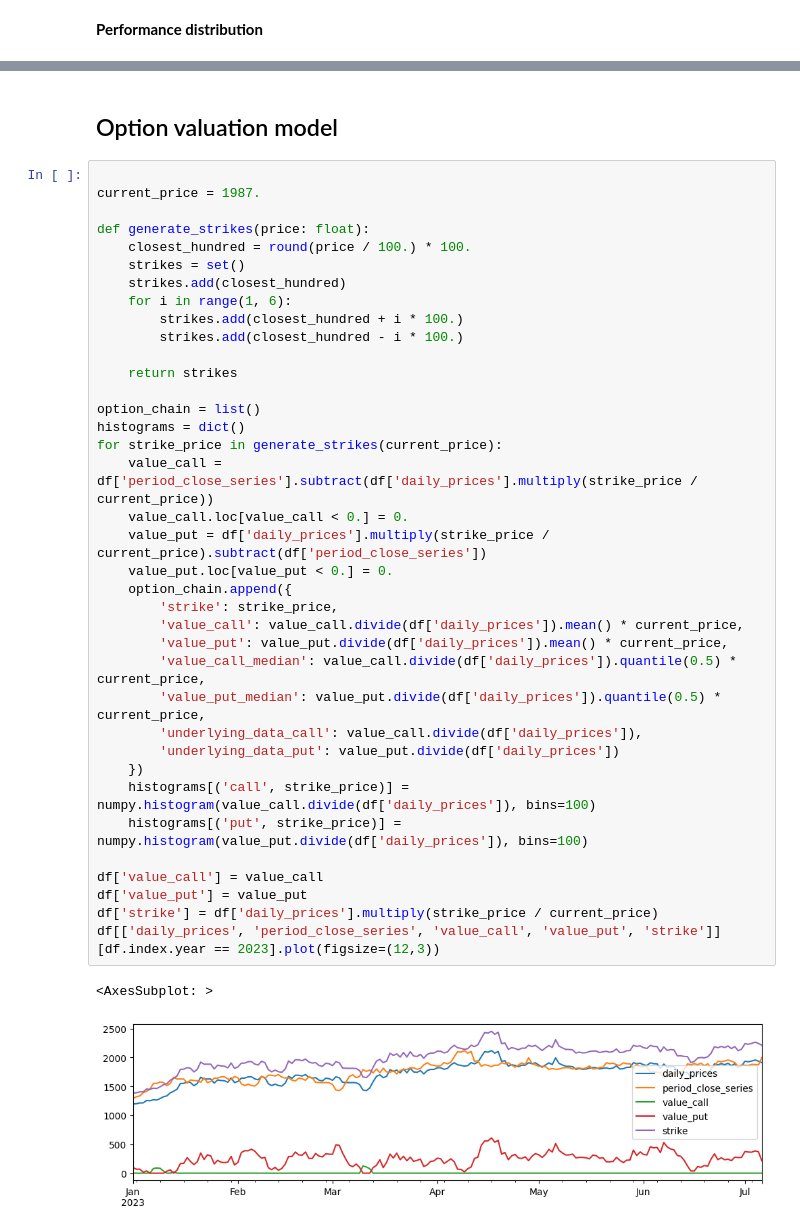
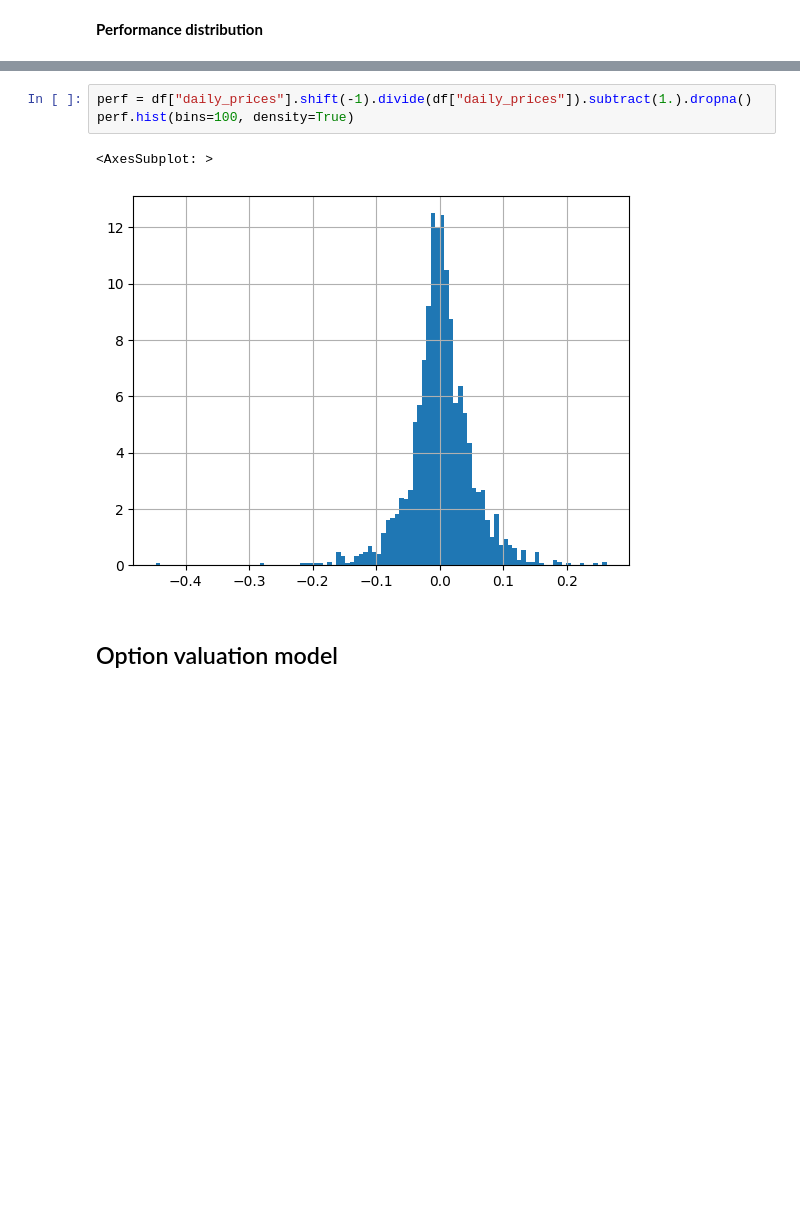
Before and after one commit to chris-ch/ethereum-prices, a Jupyter notebook: analyse-prices.ipynb, the cells around one changed output, grey strips where cells are left out. Saved outputs shown, nothing was run; the diff lists cells and outputs as text; blank space fills up the shorter version.

```diff
--- a/analyse-prices.ipynb
+++ b/analyse-prices.ipynb
@@ -80,42 +83,8 @@ df['period_perf_pct'].hist(bins=100, density=True)
+# %%
+perf = df["daily_prices"].shift(-1).divide(df["daily_prices"]).subtract(1.).dropna()
+perf.hist(bins=100, density=True)
+# %% [output]
+<AxesSubplot: >
+[figure, added]
 # %% [markdown]
 ## Option valuation model
-# %%
-
-current_price = 1987.
-
-def generate_strikes(price: float):
-    closest_hundred = round(price / 100.) * 100.
-    strikes = set()
-    strikes.add(closest_hundred)
-    for i in range(1, 6):
-        strikes.add(closest_hundred + i * 100.)
-        strikes.add(closest_hundred - i * 100.)
-
-    return strikes
-
-option_chain = list()
-histograms = dict()
-for strike_price in generate_strikes(current_price):
-    value_call = df['period_close_series'].subtract(df['daily_prices'].multiply(strike_price / current_price))
-    value_call.loc[value_call < 0.] = 0.
-    value_put = df['daily_prices'].multiply(strike_price / current_price).subtract(df['period_close_series'])
-    value_put.loc[value_put < 0.] = 0.
-    option_chain.append({
-        'strike': strike_price,
-        'value_call': value_call.divide(df['daily_prices']).mean() * current_price,
-        'value_put': value_put.divide(df['daily_prices']).mean() * current_price,
-        'value_call_median': value_call.divide(df['daily_prices']).quantile(0.5) * current_price,
-        'value_put_median': value_put.divide(df['daily_prices']).quantile(0.5) * current_price,
-        'underlying_data_call': value_call.divide(df['daily_prices']),
-        'underlying_data_put': value_put.divide(df['daily_prices'])
-    })
-    histograms[('call', strike_price)] = numpy.histogram(value_call.divide(df['daily_prices']), bins=100)
-    histograms[('put', strike_price)] = numpy.histogram(value_put.divide(df['daily_prices']), bins=100)
-
-df['value_call'] = value_call
-df['value_put'] = value_put
-df['strike'] = df['daily_prices'].multiply(strike_price / current_price)
-df[['daily_prices', 'period_close_series', 'value_call', 'value_put', 'strike']][df.index.year == 2023].plot(figsize=(12,3))
-# %% [output]
-<AxesSubplot: >
-[figure, removed]
```
Also changed, not shown: parts of 12 cells of this notebook.
